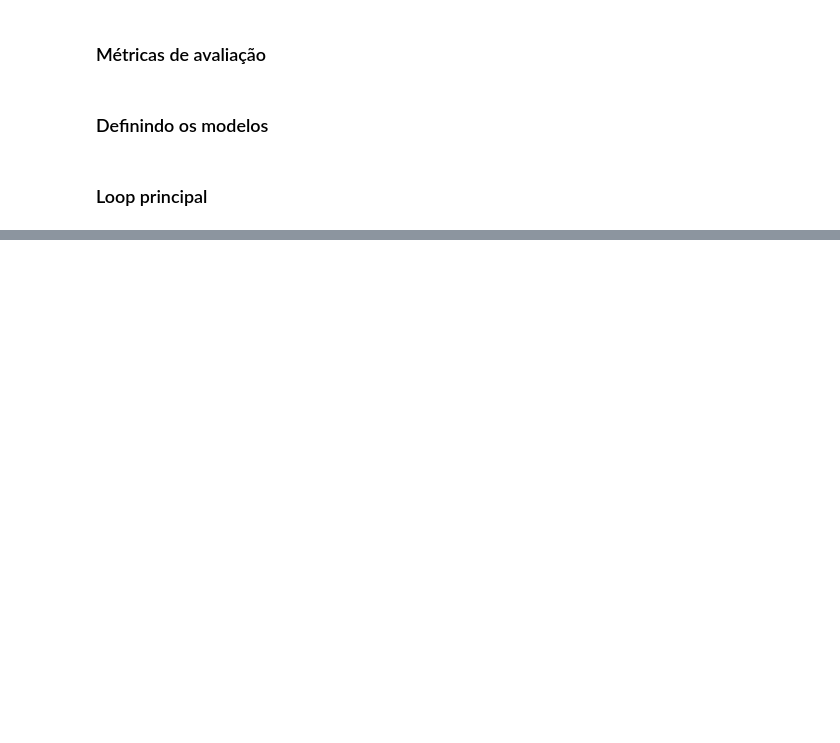
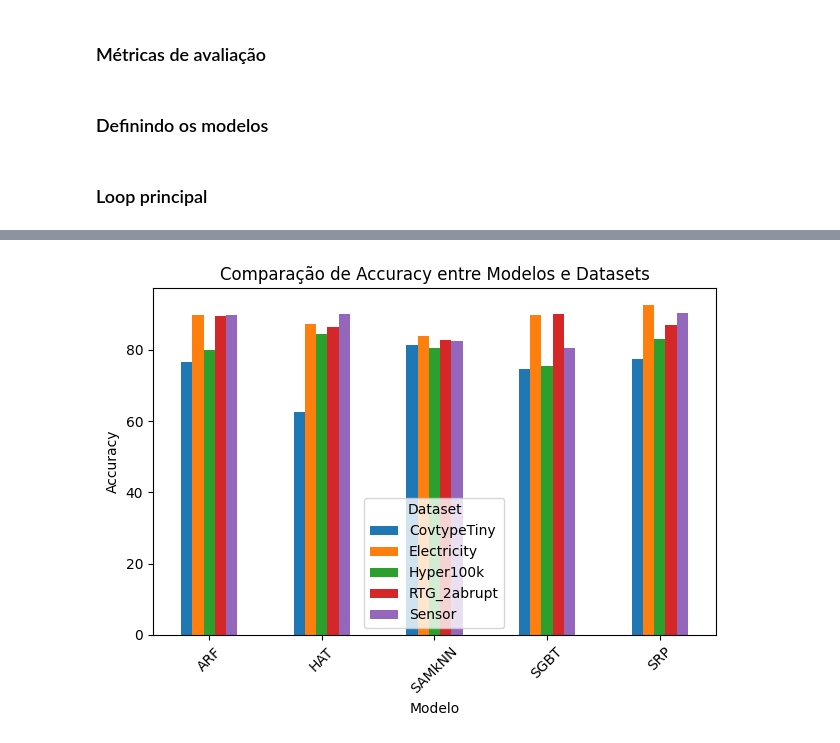
Before and after one commit to iarabertopena/ml-learning-lab, a Jupyter notebook: stream_learning.ipynb, the cells around one changed output, grey strips where cells are left out. Saved outputs shown, nothing was run; the diff lists cells and outputs as text; code cells hidden in the pictures; blank space fills up the shorter version.

```diff
--- a/stream_learning.ipynb
+++ b/stream_learning.ipynb
@@ -215,0 +270,11 @@ def run_experiments():
+# %%
+all_results = {}
+
+for dataset_name, dataset_class in datasets.items():
+    #print(f"\n====================")
+    #print(f"Dataset: {dataset_name}")
+    #print(f"====================")
+
+    all_results[dataset_name] = run_experiment(dataset_name, dataset_class)
+
+#print(all_results)
@@ -215,0 +299,17 @@ def run_experiments():
+# %%
+rows = []
+
+for dataset, models in all_results.items():
+    for model, metrics_dict in models.items():
+        # global_metrics = metrics_dict["ClassificationEvaluator"]
+        global_metrics = metrics_dict
+
+        rows.append({
+            "Dataset": dataset,
+            "Modelo": model,
+            "Accuracy": global_metrics["accuracy"],
+            "Kappa": global_metrics["kappa"]
+        })
+
+df = pd.DataFrame(rows)
+print(df)
@@ -215,0 +336,9 @@ def run_experiments():
+# %%
+pivot_acc = df.pivot(index="Modelo", columns="Dataset", values="Accuracy")
+pivot_kappa = df.pivot(index="Modelo", columns="Dataset", values="Kappa")
+
+print("=== Accuracy ===")
+print(pivot_acc)
+
+print("\n=== Kappa ===")
+print(pivot_kappa)
@@ -215,0 +363,10 @@ def run_experiments():
+# %%
+pivot_acc.plot(kind="bar")
+plt.title("Comparação de Accuracy entre Modelos e Datasets")
+plt.xlabel("Modelo")
+plt.ylabel("Accuracy")
+plt.xticks(rotation=45)
+plt.tight_layout()
+plt.show()
+# %% [output]
+[figure, added]
```
Also changed, not shown: parts of 23 cells of this notebook.
